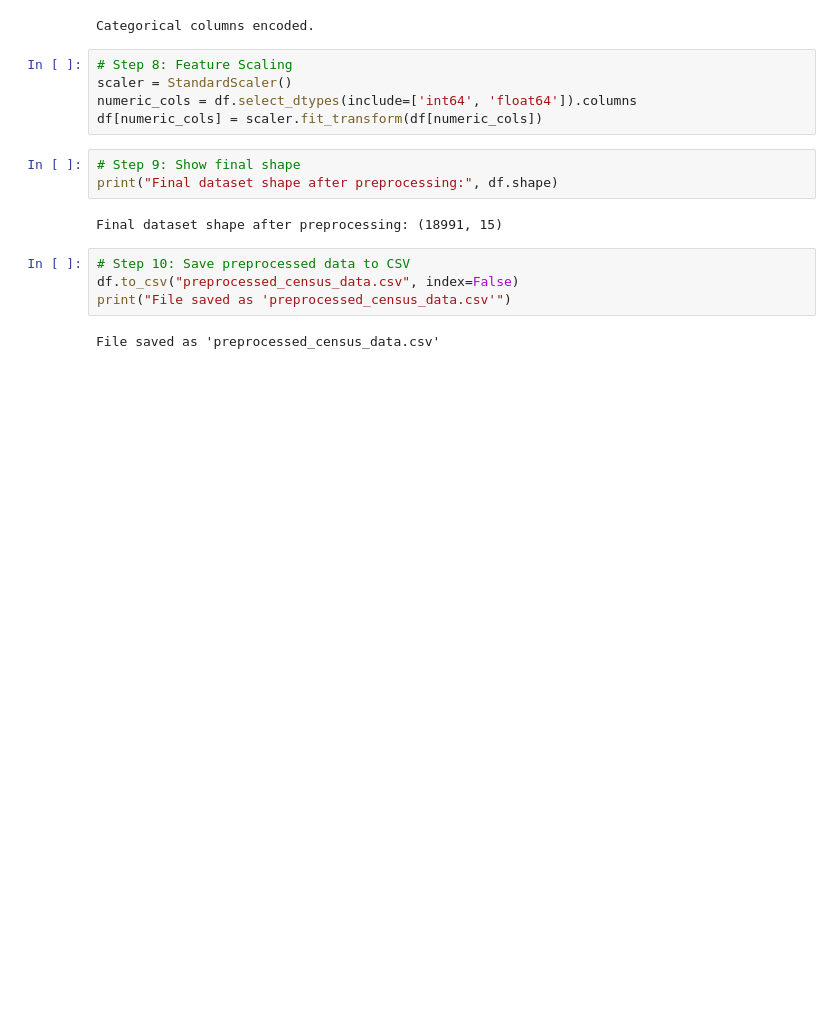
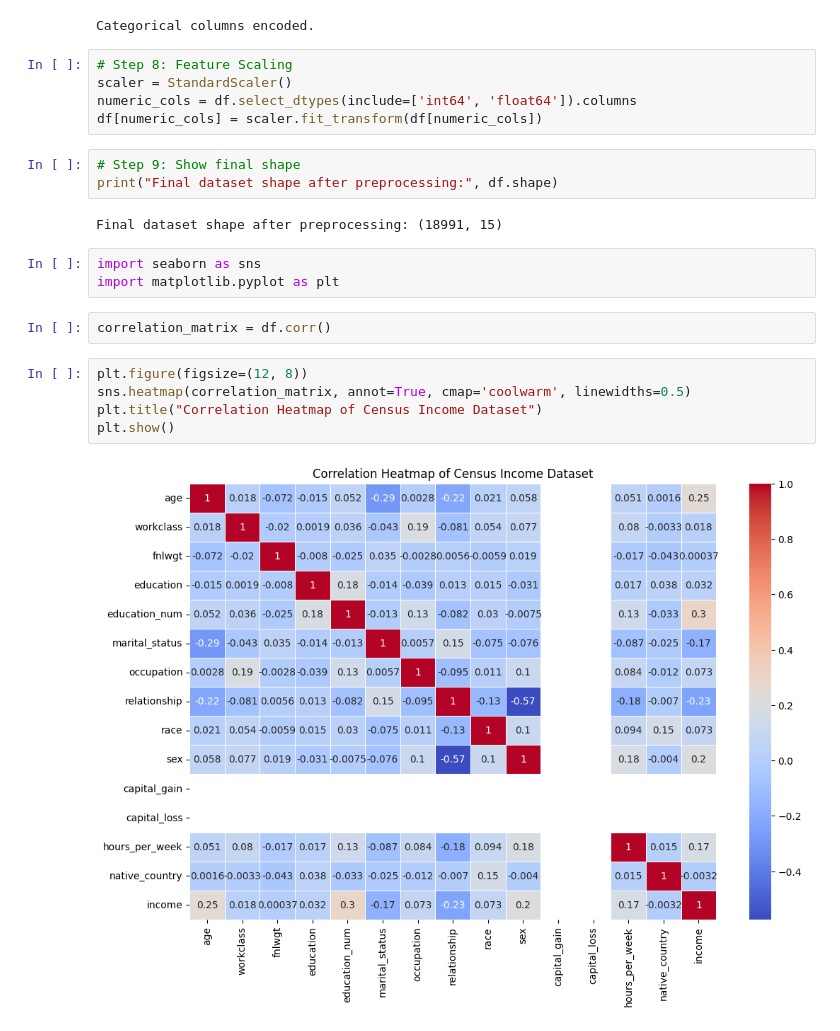
Before and after one commit to Adreena33/Projectentri, a Jupyter notebook: Census_income_data_preprocessing.ipynb, the cells around one changed output. Drawn from its saved outputs; the diff is of its cells as text; blank space fills up the shorter version.

```diff
--- a/Census_income_data_preprocessing.ipynb
+++ b/Census_income_data_preprocessing.ipynb
@@ -97,9 +153,15 @@ df[numeric_cols] = scaler.fit_transform(df[numeric_cols])
 print("Final dataset shape after preprocessing:", df.shape)
 # %% [output]
 Final dataset shape after preprocessing: (18991, 15)
-# %%
-# Step 10: Save preprocessed data to CSV
-df.to_csv("preprocessed_census_data.csv", index=False)
-print("File saved as 'preprocessed_census_data.csv'")
-# %% [output]
-File saved as 'preprocessed_census_data.csv'
+# %%
+import seaborn as sns
+import matplotlib.pyplot as plt
+# %%
+correlation_matrix = df.corr()
+# %%
+plt.figure(figsize=(12, 8))
+sns.heatmap(correlation_matrix, annot=True, cmap='coolwarm', linewidths=0.5)
+plt.title("Correlation Heatmap of Census Income Dataset")
+plt.show()
+# %% [output]
+[figure, added]
```
Also changed, not shown: parts of 2 cells of this notebook.
